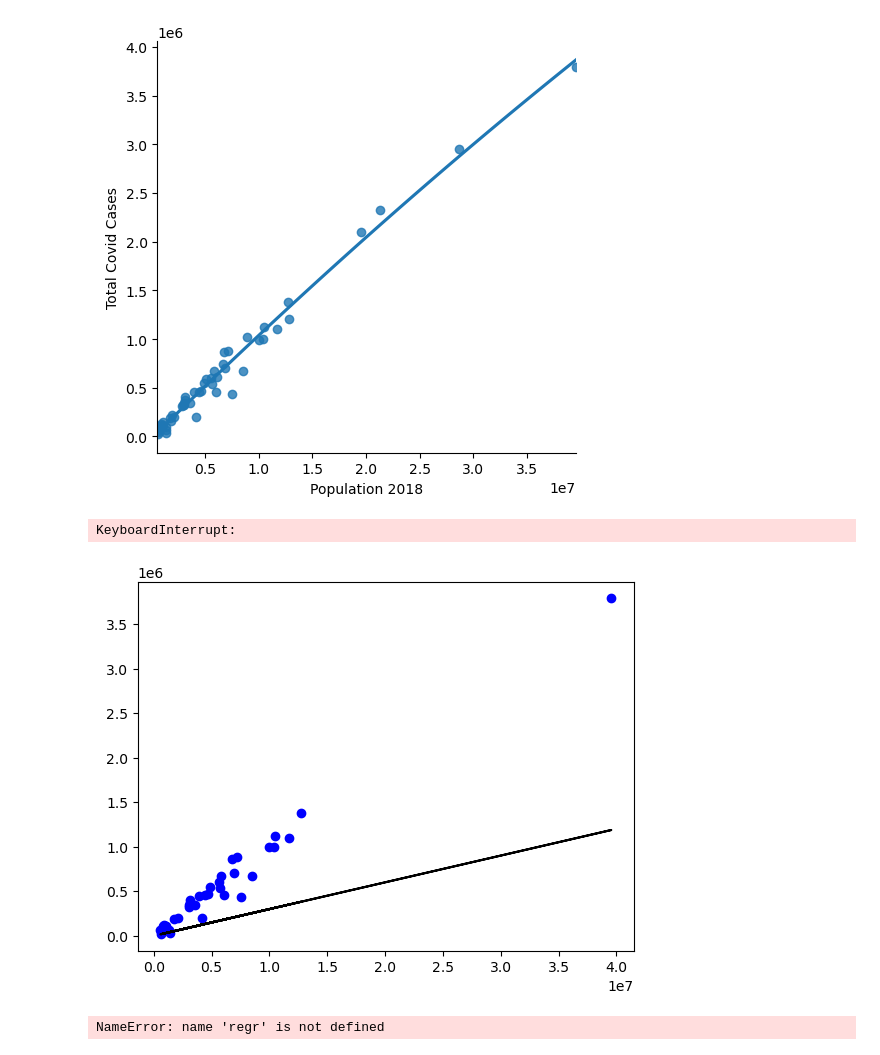
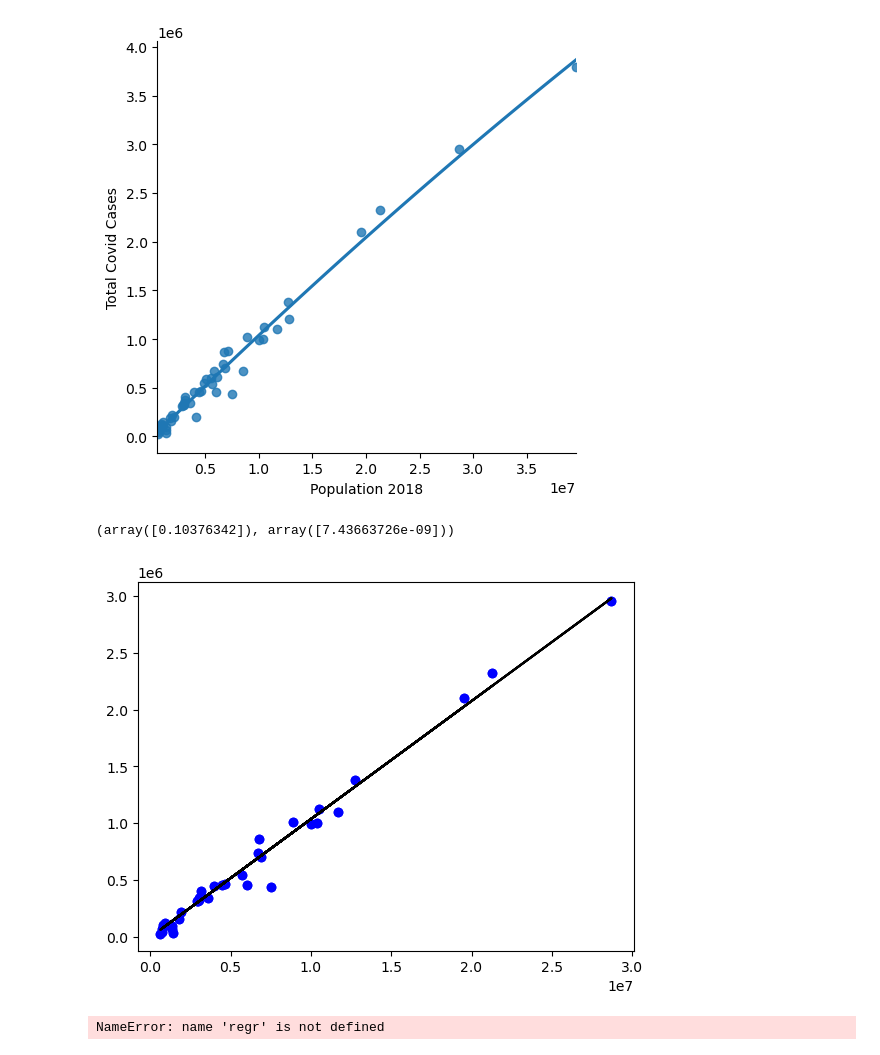
Before and after one commit to rupav02/AI_Project, a Jupyter notebook: Regression Algorithm.ipynb, the cells around one changed output. Saved outputs shown, nothing was run; the diff lists cells and outputs as text; code cells hidden in the pictures.

Commit message:
Updated linear regression to showi continuous line

```diff
--- a/Regression Algorithm.ipynb
+++ b/Regression Algorithm.ipynb
@@ -38,11 +38,10 @@ sns.lmplot(x ="Population 2018", y ="Total Covid Cases", data = df, order = 2, c
 <seaborn.axisgrid.FacetGrid at 0x...>
 [figure]
 # %%
-def linear_regression(X_test, y_test):
+def linear_regression(X_test, y_test, alpha, iterations, num_image_updates):
     w = 0
     b = 0
-    alpha = 10 ** -16
-    iterations = 1000
+    step_size = iterations/num_image_updates
 
     for i in range(iterations):
         dJ_dw = 0
@@ -54,37 +53,41 @@ def linear_regression(X_test, y_test):
         b = b - alpha*dJ_db
 
         y_pred = np.empty([len(X_test), 1])
-        for i in range(len(X_test)):
-            y_pred[i]  = w*X_test[i] + b
+        for k in range(len(X_test)):
+            y_pred[k]  = w*X_test[k] + b
 
-        plt.clf()
-        plt.scatter(X_test, y_test, color ='b')
-        plt.plot(X_test, y_pred, color ='k')
-        display.display(plt.gcf())
-        display.clear_output(wait=True)
-        time.sleep(1)
+        if i % step_size == 0:
+            plt.clf()
+            plt.scatter(X_test, y_test, color ='b')
+            plt.plot(X_test, y_pred, color ='k')
+            display.display(plt.gcf())
+            display.clear_output(wait=True)
+            time.sleep(1)
 
     parameters = (w, b)
     return parameters
 # %%
 X = np.array(df['Population 2018']).reshape(-1, 1)
 y = np.array(df['Total Covid Cases']).reshape(-1, 1)
 
 X_train, X_test, y_train, y_test = train_test_split(X, y, shuffle=True, train_size=0.3)
 
-parameters = linear_regression(X_test, y_test)
+alpha = 10 ** -16
+iterations = 1000
+num_image_updates = 20
+parameters = linear_regression(X_test, y_test, alpha, iterations, num_image_updates)
 print(parameters)
 
 y_pred = np.empty([len(X_test), 1])
 for i in range(len(X_test)):
     y_pred[i]  = parameters[0]*X_test[i] + parameters[1]
 
 plt.scatter(X_test, y_test, color ='b')
 plt.plot(X_test, y_pred, color ='k')
 plt.show()
 # %% [output]
-KeyboardInterrupt:
+(array([0.10376342]), array([7.43663726e-09]))
-[figure, old version]
+[figure, new version]
 # %%
 y_pred = regr.predict(X_test)
 r2 = r2_score(y_test, y_pred)
```
